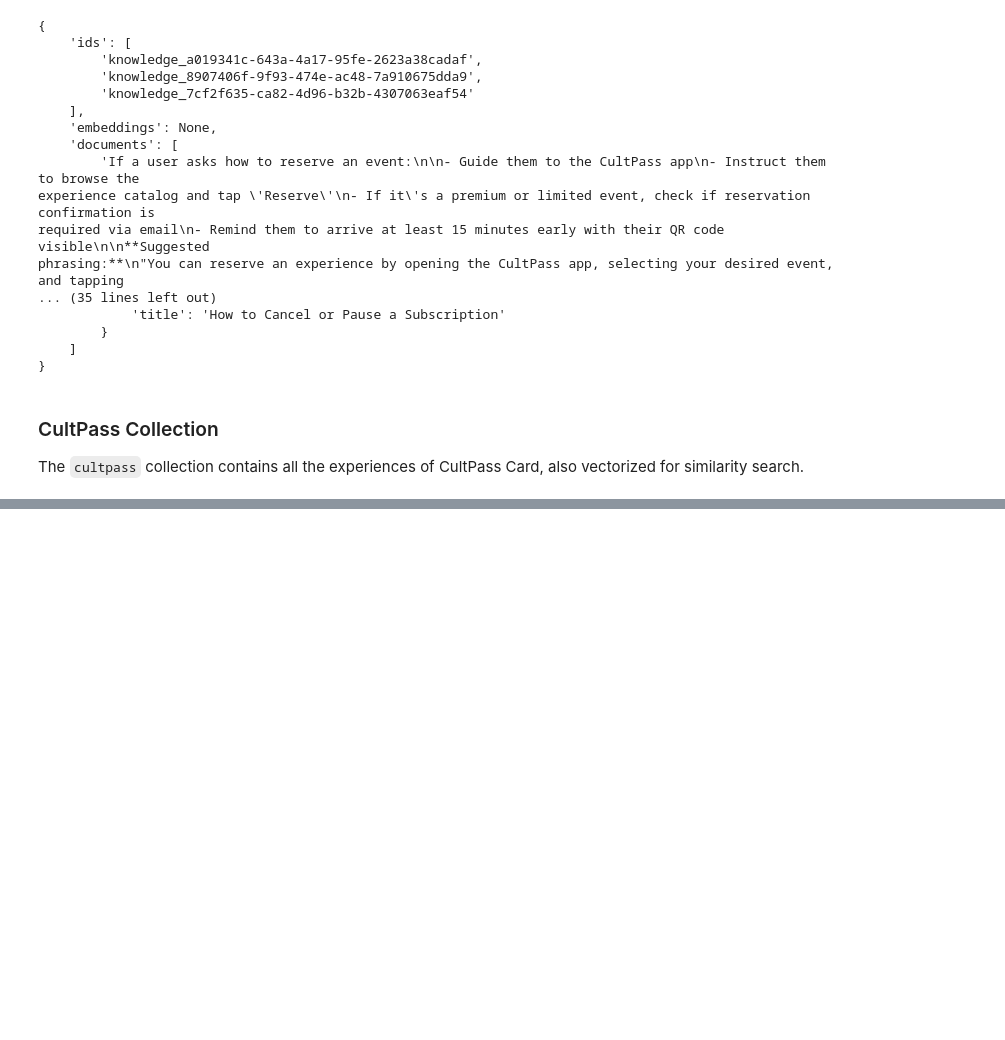
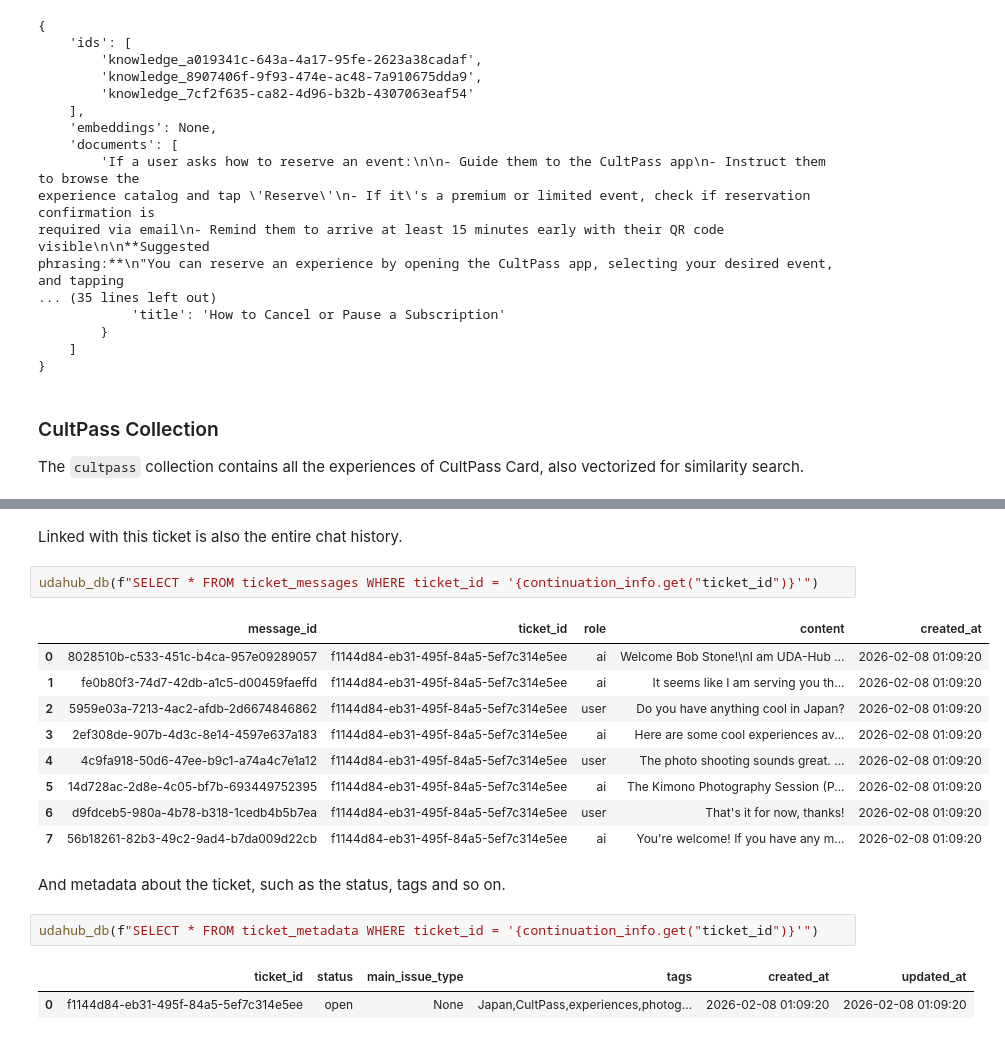
Before and after one commit to tkober/nd901-agentic-ai-with-langchain-and-langgraph-project-3, a Jupyter notebook: starter/03_agentic_app.ipynb, the cells around one changed output, grey strips where cells are left out. Saved outputs shown, nothing was run; the diff lists cells and outputs as text; blank space fills up the shorter version.

```diff
--- a/starter/03_agentic_app.ipynb
+++ b/starter/03_agentic_app.ipynb
@@ -274,0 +344,21 @@ Pretty(chroma_client.get_collection("cultpass").get(limit=5))
+# %% [markdown]
+Linked with this ticket is also the entire chat history.
+# %%
+udahub_db(f"SELECT * FROM ticket_messages WHERE ticket_id = '{continuation_info.get("ticket_id")}'")
+# %% [output]
+|  | message_id | ticket_id | role | content | created_at |
+| 0 | 8028510b-c533-451c-b4ca-957e09289057 | f1144d84-eb31-495f-84a5-5ef7c314e5ee | ai | Welcome Bob Stone!\nI am UDA-Hub ... | 2026-02-08 01:09:20 |
+| 1 | fe0b80f3-74d7-42db-a1c5-d00459faeffd | f1144d84-eb31-495f-84a5-5ef7c314e5ee | ai | It seems like I am serving you th... | 2026-02-08 01:09:20 |
+| 2 | 5959e03a-7213-4ac2-afdb-2d6674846862 | f1144d84-eb31-495f-84a5-5ef7c314e5ee | user | Do you have anything cool in Japan? | 2026-02-08 01:09:20 |
+| 3 | 2ef308de-907b-4d3c-8e14-4597e637a183 | f1144d84-eb31-495f-84a5-5ef7c314e5ee | ai | Here are some cool experiences av... | 2026-02-08 01:09:20 |
+| 4 | 4c9fa918-50d6-47ee-b9c1-a74a4c7e1a12 | f1144d84-eb31-495f-84a5-5ef7c314e5ee | user | The photo shooting sounds great. ... | 2026-02-08 01:09:20 |
+| 5 | 14d728ac-2d8e-4c05-bf7b-693449752395 | f1144d84-eb31-495f-84a5-5ef7c314e5ee | ai | The Kimono Photography Session (P... | 2026-02-08 01:09:20 |
+| 6 | d9fdceb5-980a-4b78-b318-1cedb4b5b7ea | f1144d84-eb31-495f-84a5-5ef7c314e5ee | user | That's it for now, thanks! | 2026-02-08 01:09:20 |
+| 7 | 56b18261-82b3-49c2-9ad4-b7da009d22cb | f1144d84-eb31-495f-84a5-5ef7c314e5ee | ai | You're welcome! If you have any m... | 2026-02-08 01:09:20 |
+# %% [markdown]
+And metadata about the ticket, such as the status, tags and so on.
+# %%
+udahub_db(f"SELECT * FROM ticket_metadata WHERE ticket_id = '{continuation_info.get("ticket_id")}'")
+# %% [output]
+|  | ticket_id | status | main_issue_type | tags | created_at | updated_at |
+| 0 | f1144d84-eb31-495f-84a5-5ef7c314e5ee | open | None | Japan,CultPass,experiences,photog... | 2026-02-08 01:09:20 | 2026-02-08 01:09:20 |
```
Also changed, not shown: parts of 43 cells of this notebook, 7 other files.
